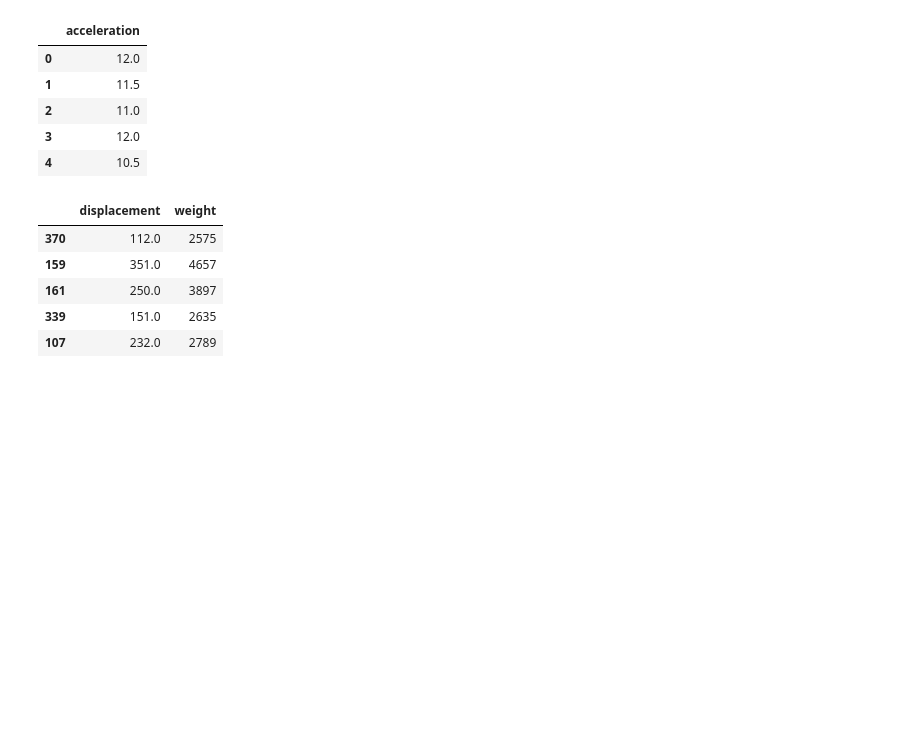
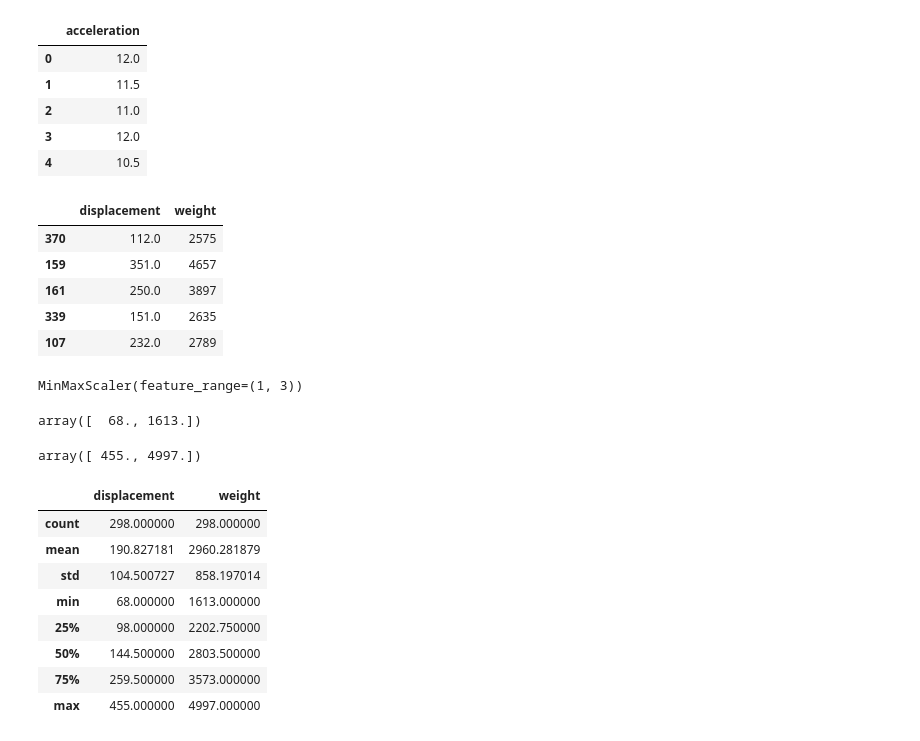
Before and after one commit to skibbidi-arh/python_ml_ds, a Jupyter notebook: Basic ml/00 data preprocessing/MinMaxScaler/1.ipynb, the cells around one changed output. Drawn from its saved outputs; the diff is of its cells as text; code cells hidden in the pictures; blank space fills up the shorter version.

```diff
--- a/Basic ml/00 data preprocessing/MinMaxScaler/1.ipynb
+++ b/Basic ml/00 data preprocessing/MinMaxScaler/1.ipynb
@@ -149,5 +149,29 @@ X_train.head()
 | 339 | 151.0 | 2635 |
 | 107 | 232.0 | 2789 |
 # %%
-scaler = MinMaxScaler().fit(X_train)
+scaler = MinMaxScaler(feature_range=(1,3)).fit(X_train)  #we can change the feature range here
 print(scaler)
+# %% [output]
+MinMaxScaler(feature_range=(1, 3))
+# %%
+scaler.data_min_
+# %% [output]
+array([  68., 1613.])
+# %%
+scaler.data_max_
+#shows minimum and maximum data in the column/table
+# %% [output]
+array([ 455., 4997.])
+# %%
+X_train.describe()
+#shoes all the information about that dataframe
+# %% [output]
+|  | displacement | weight |
+| count | 298.000000 | 298.000000 |
+| mean | 190.827181 | 2960.281879 |
+| std | 104.500727 | 858.197014 |
+| min | 68.000000 | 1613.000000 |
+| 25% | 98.000000 | 2202.750000 |
+| 50% | 144.500000 | 2803.500000 |
+| 75% | 259.500000 | 3573.000000 |
+| max | 455.000000 | 4997.000000 |
```
Also changed, not shown: parts of 7 cells of this notebook.
